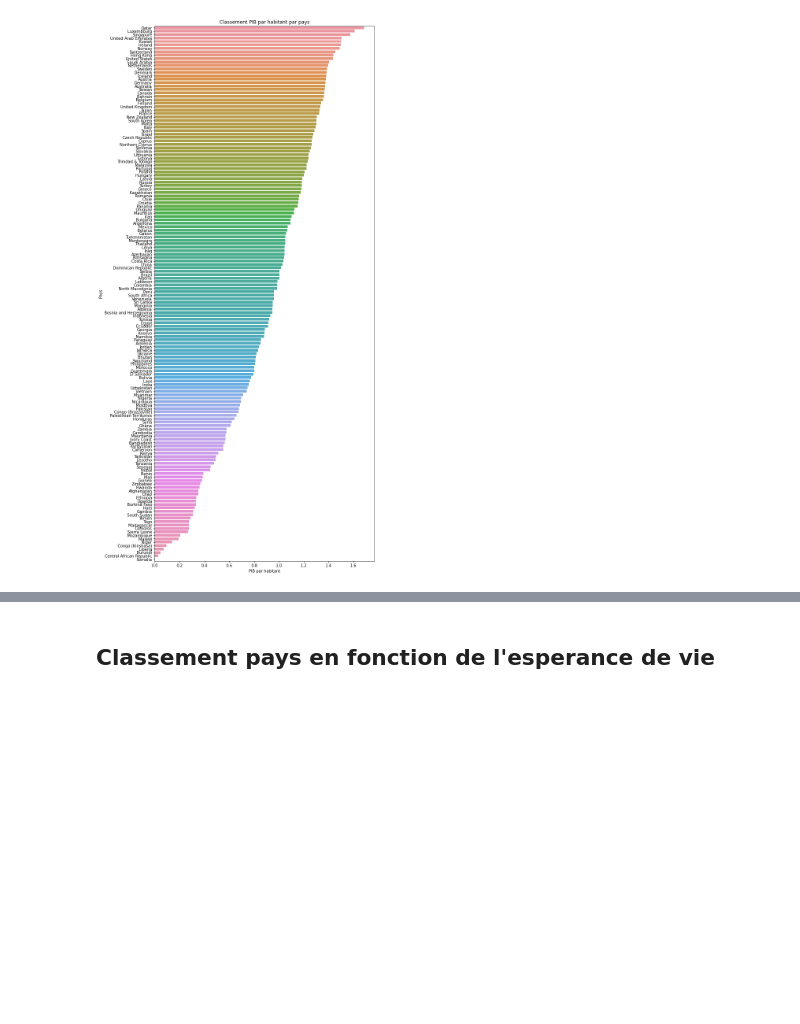
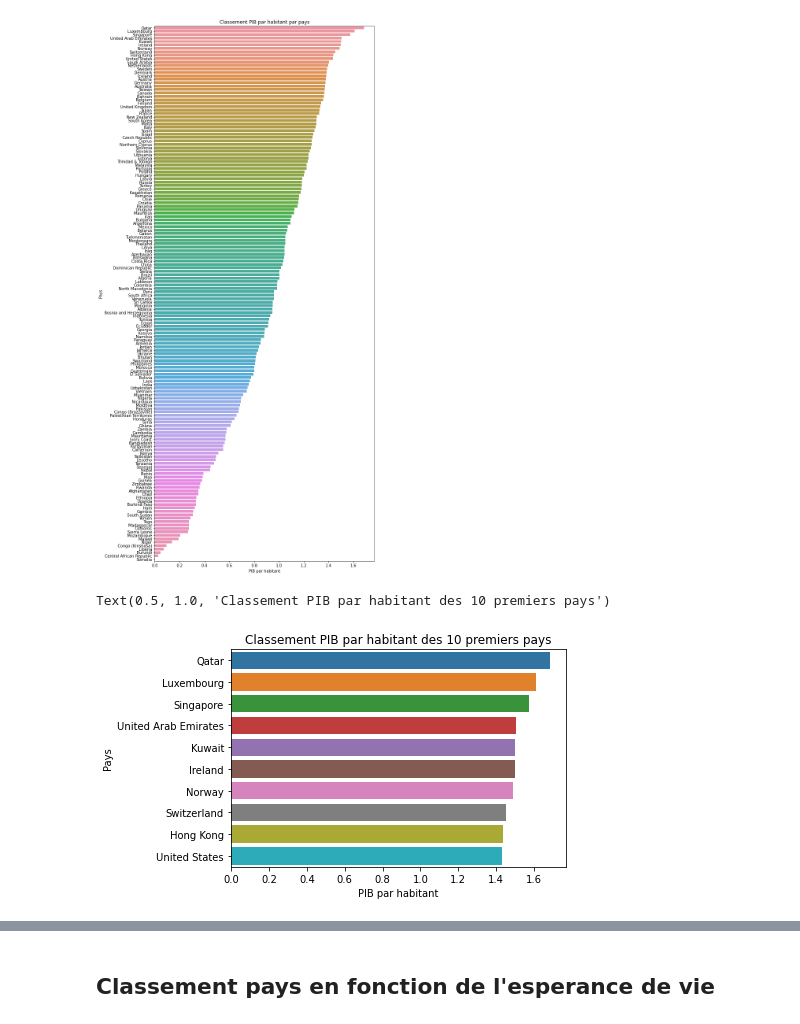
Before and after one commit to Neek0w/happiness, a Jupyter notebook: analyseBonheur.ipynb, the cells around one changed output, grey strips where cells are left out. Cells and saved outputs as stored; diff of their text form; code cells hidden in the pictures; blank space fills up the shorter version.

```diff
--- a/Untitled.ipynb
+++ b/analyseBonheur.ipynb
@@ -153,3 +174,11 @@ plt.title('Classement PIB par habitant par pays')
 # %% [output]
 Text(0.5, 1.0, 'Classement PIB par habitant par pays')
 [figure]
+# %%
+sns.barplot(x=economie2019['GDP per capita'], y=economie2019['Country or region'][:10])
+plt.xlabel('PIB par habitant')
+plt.ylabel('Pays')
+plt.title('Classement PIB par habitant des 10 premiers pays')
+# %% [output]
+Text(0.5, 1.0, 'Classement PIB par habitant des 10 premiers pays')
+[figure, added]
```
Also changed, not shown: parts of 16 cells of this notebook.
